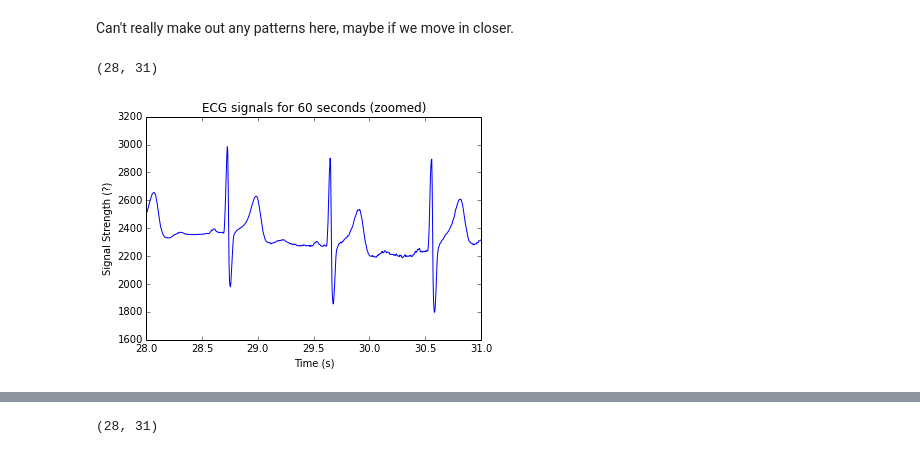
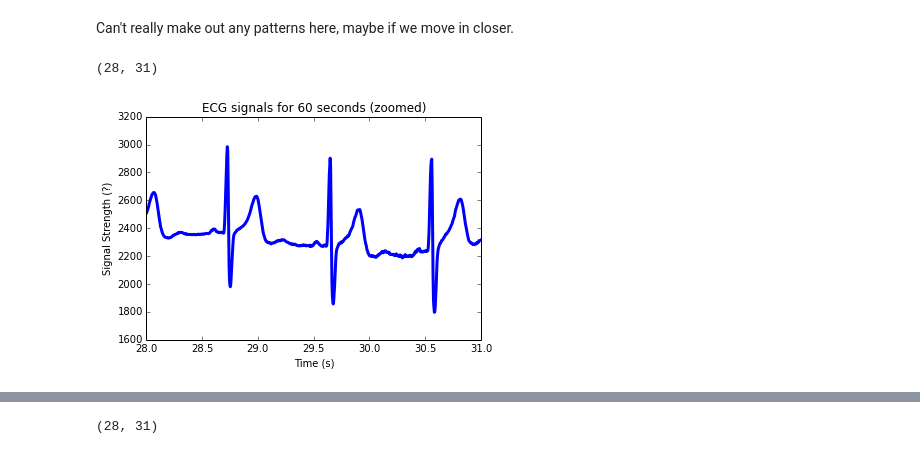
Before and after one commit to zafarali/physiosignal-research, a Jupyter notebook: hrv/hrv_exploration.ipynb, the cells around one changed output, grey strips where cells are left out. Saved outputs shown, nothing was run; the diff lists cells and outputs as text; code cells hidden in the pictures.

```diff
--- a/hrv/hrv_exploration.ipynb
+++ b/hrv/hrv_exploration.ipynb
@@ -25,14 +25,14 @@ plt.ylabel('Signal Strength (?)')
 # %% [markdown]
 Can't really make out any patterns here, maybe if we move in closer.
 # %%
-plt.plot(X, y) # plot the ECG signals
+plt.plot(X, y, 'b-', linewidth=3) # plot the ECG signals
 plt.title('ECG signals for 60 seconds (zoomed)')
 plt.xlabel('Time (s)')
 plt.ylabel('Signal Strength (?)')
 plt.xlim(28,31)
 # %% [output]
 (28, 31)
-[figure, old version]
+[figure, new version]
 # %% [markdown]
 This looks great, quite simillar to the graphic from Wikipedia:
 ![R-R interval](https://upload.wikimedia.org/wikipedia/commons/thumb/c/c1/ECG-RRinterval.svg/375px-ECG-RRinterval.svg.png)
```
Also changed, not shown: parts of 15 cells of this notebook.
